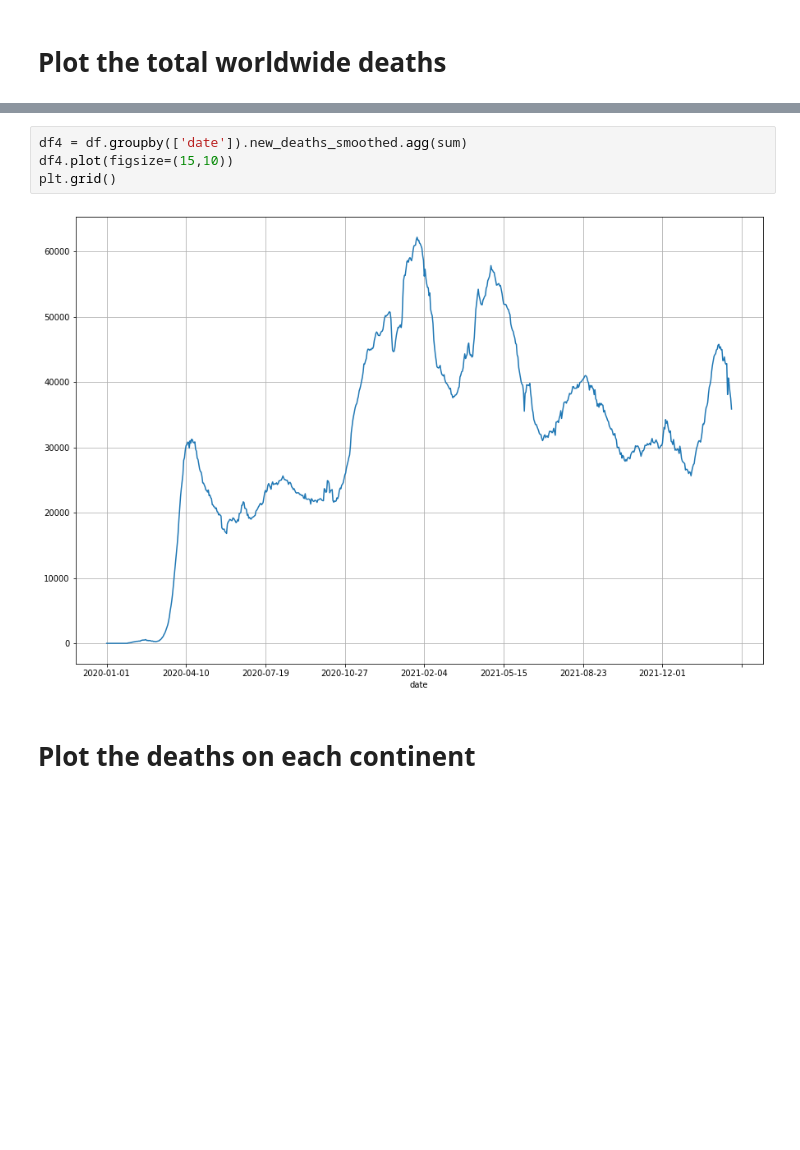
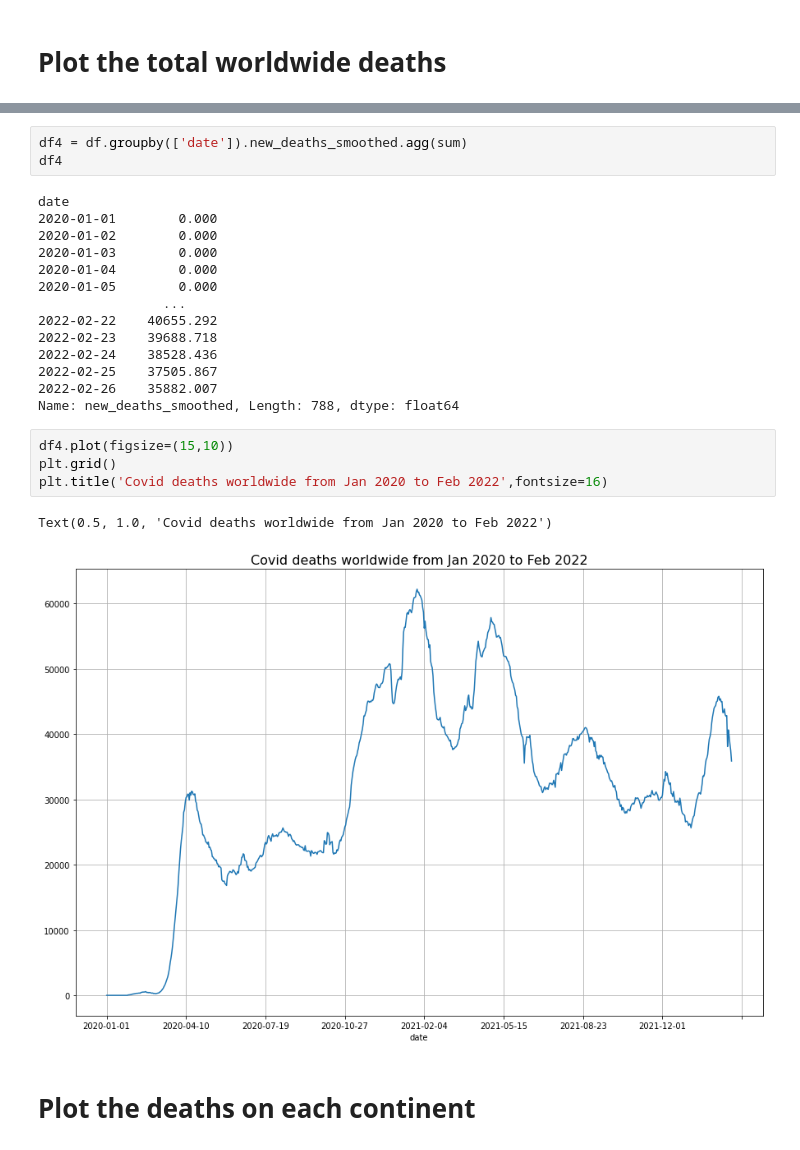
Before and after one commit to tjhickey724/cs103a, a Jupyter notebook: coviddata-full.ipynb, the cells around one changed output, grey strips where cells are left out. Drawn from its saved outputs; the diff is of its cells as text; blank space fills up the shorter version.

```diff
--- a/coviddata-full.ipynb
+++ b/coviddata-full.ipynb
@@ -210,9 +242,27 @@ plt.legend([])
 # %%
 df4 = df.groupby(['date']).new_deaths_smoothed.agg(sum)
-df4.plot(figsize=(15,10))
-plt.grid()
+df4
 # %% [output]
-[figure, removed]
+date
+2020-01-01        0.000
+2020-01-02        0.000
+2020-01-03        0.000
+2020-01-04        0.000
+2020-01-05        0.000
+                ...
+2022-02-22    40655.292
+2022-02-23    39688.718
+2022-02-24    38528.436
+2022-02-25    37505.867
+2022-02-26    35882.007
+Name: new_deaths_smoothed, Length: 788, dtype: float64
+# %%
+df4.plot(figsize=(15,10))
+plt.grid()
+plt.title('Covid deaths worldwide from Jan 2020 to Feb 2022',fontsize=16)
+# %% [output]
+Text(0.5, 1.0, 'Covid deaths worldwide from Jan 2020 to Feb 2022')
+[figure, added]
 # %% [markdown]
 # Plot the deaths on each continent
 # %%
```
Also changed, not shown: parts of 5 cells of this notebook, 4 other files.
